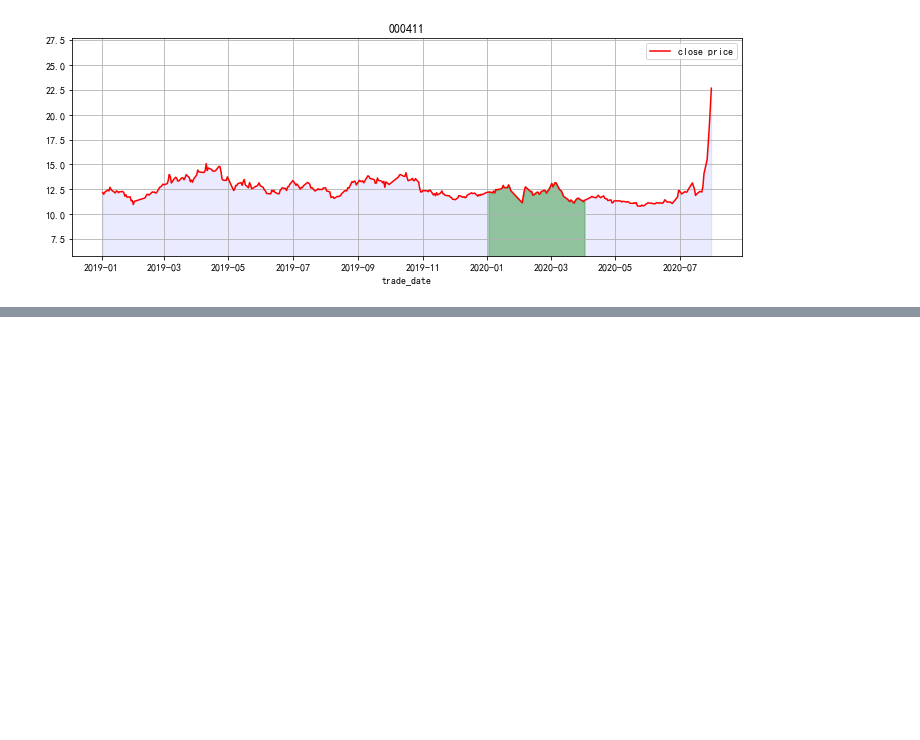
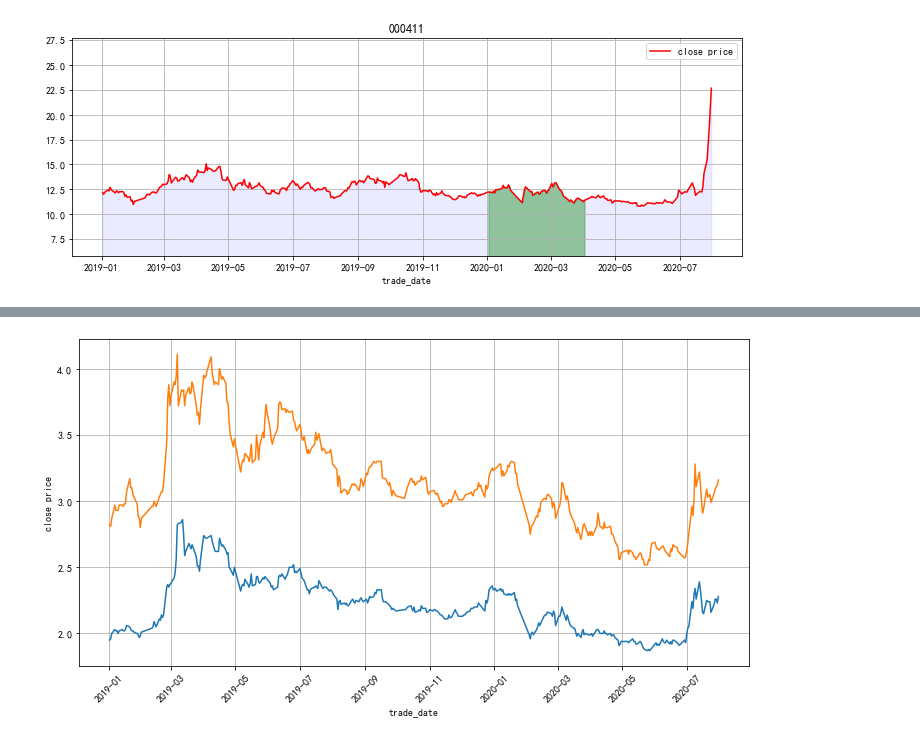
Before and after one commit to wd64759/quants, a Jupyter notebook: quants/abnormal_stocks.ipynb, the cells around one changed output, grey strips where cells are left out. Drawn from its saved outputs; the diff is of its cells as text; code cells hidden in the pictures; blank space fills up the shorter version.

```diff
--- a/quants/abnormal_stocks.ipynb
+++ b/quants/abnormal_stocks.ipynb
@@ -155,0 +188,7 @@ ana_candle_vol(tdays[-100:])
+# %%
+# ndays.iloc[x][:5]
+
+days_a = trade_days(ts_code='000630.SZ')
+days_a = days_a.set_index('trade_date')
+days_b = trade_days(ts_code='000751.SZ')
+days_b = days_b.set_index('trade_date')
@@ -155,0 +212,9 @@ ana_candle_vol(tdays[-100:])
+# %%
+days_a.close.plot(figsize=(12,6))
+days_b.close.plot()
+plt.xticks(rotation=45)
+plt.grid(True)
+plt.ylabel('close price')
+plt.show()
+# %% [output]
+[figure, added]
```
Also changed, not shown: parts of 13 cells of this notebook, 3 other files.
